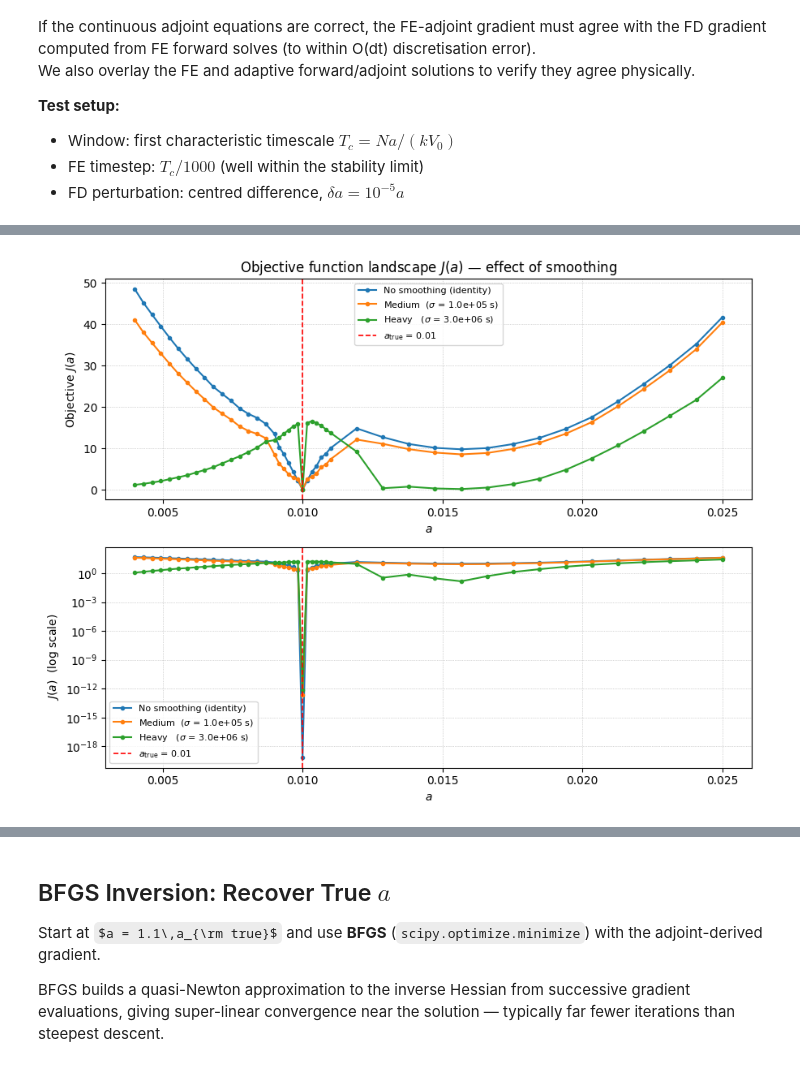
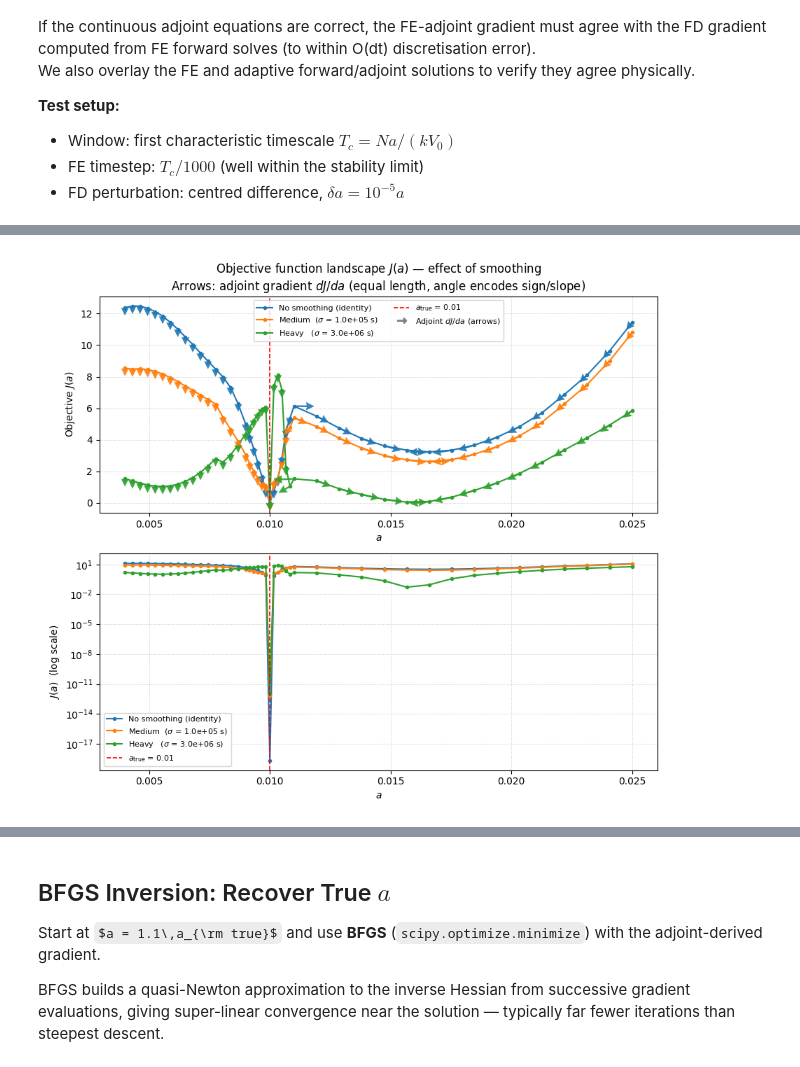
Before and after one commit to ericeberg3/spring-slider-adjoint, a Jupyter notebook: slip_adjoint_springslider_adapttime.ipynb, the cells around one changed output, grey strips where cells are left out. Drawn from its saved outputs; the diff is of its cells as text; code cells hidden in the pictures; some formulas as TeX source.

Commit message:
Added arrows to the objective function landscape to better visualize the gradient

```diff
--- a/slip_adjoint_springslider_adapttime.ipynb
+++ b/slip_adjoint_springslider_adapttime.ipynb
@@ -556,6 +556,11 @@ def compute_J_S(fwd, t_obs, u_obs, S):
     Su     = S @ fwd['u']
     Su_obs = S @ u_obs_at_fwd
     return 0.5 * np.trapz((Su - Su_obs) ** 2, fwd['t'])
+
+def compute_J_nosmooth(fwd, t_obs, u_obs):
+    """J = 0.5 * int_0^T (u - u_obs)^2 dt  (S = identity, no matrix needed)."""
+    u_obs_at_fwd = np.interp(fwd['t'], t_obs, u_obs)
+    return 0.5 * np.trapz((fwd['u'] - u_obs_at_fwd) ** 2, fwd['t'])
 
 # Three smoothing levels
 sigma_medium = 0.01 * T    # ~58  days
@@ -597,30 +602,103 @@ for label, sigma, _ in smoothing_cases:
         if fwd_s is None:
             J_arr.append(np.nan)
             continue
-        S = np.identity(len(fwd_s['t'])) if sigma is None else gaussian_S(fwd_s['t'], sigma)
-        J_arr.append(compute_J_S(fwd_s, t_obs_arr, u_obs, S))
+        if sigma is None:
+            J_arr.append(compute_J_nosmooth(fwd_s, t_obs_arr, u_obs))
+        else:
+            J_arr.append(compute_J_S(fwd_s, t_obs_arr, u_obs, gaussian_S(fwd_s['t'], sigma)))
     J_results[label] = np.array(J_arr)
+
+# --- Adjoint gradient at each scan point (all smoothing levels) ---
+print("\nComputing adjoint gradients at each scan point ...")
+grad_results = {}
+for label, sigma, color in smoothing_cases:
+    grad_arr = []
+    for i, (a_val, fwd_s) in enumerate(zip(a_scan, fwd_cache)):
+        if fwd_s is None:
+            grad_arr.append(np.nan)
+            continue
+        Mc = dict(M_true)
+        Mc['a'] = a_val
+        try:
+            adj_s = adjoint_solve(fwd_s, t_obs_arr, u_obs, Mc, sigma)
+            g = compute_grad_a(fwd_s, adj_s, Mc)
+        except Exception as e:
+            g = np.nan
+        grad_arr.append(g)
+        if (i + 1) % 8 == 0 or i == len(a_scan) - 1:
+            print(f"  {label[:20]:20s}  [{i+1}/{len(a_scan)}]  "
+                  f"a={a_val:.5f}  grad={grad_arr[-1]:.3e}")
+    grad_results[label] = np.array(grad_arr)
 
 # ------------------------------------------------------------------
 # Plot: one line per smoothing level, linear + log panels
+# Arrows on the linear panel show the adjoint gradient dJ/da at each
+# sampled point.  Each arrow is normalised to the same display length
+# so its angle encodes direction only — up-right = positive slope.
 # ------------------------------------------------------------------
-fig, axes = plt.subplots(2, 1, figsize=(9, 7))
+fig, axes = plt.subplots(2, 1, figsize=(9, 8))
 
+# ---- J(a) curves ----
 for label, sigma, color in smoothing_cases:
     J_arr = J_results[label]
     J_pos = np.where(J_arr > 0, J_arr, np.nan)
     axes[0].plot(a_scan, J_arr,  'o-', ms=3, lw=1.5, color=color, label=label)
     axes[1].semilogy(a_scan, J_pos, 'o-', ms=3, lw=1.5, color=color, label=label)
 
+# ---- Gradient arrows on linear plot ----
+a_range = a_scan[-1] - a_scan[0]
+all_J   = np.concatenate([J_results[lbl] for lbl, _, _ in smoothing_cases])
+J_range = np.nanmax(all_J) - np.nanmin(all_J)
+arrow_frac = 0.04   # each arrow spans 4 % of the axis range
+
+for label, sigma, color in smoothing_cases:
+    J_arr = J_results[label]
+    g_arr = grad_results[label]
+    valid = ~np.isnan(g_arr) & ~np.isnan(J_arr)
+    a_v   = a_scan[valid]
+    J_v   = J_arr[valid]
+    g_v   = g_arr[valid]
+
+    # 1. Determine the gradient descent direction (left or right)
+    step_dir = -np.sign(g_v)
+
+    # 2. Assign the x and y components.
+    # Because y follows the slope, y = step_dir * slope.
+    # Note: step_dir * g_v will ALWAYS be negative, meaning the arrow always points downhill!
+    dx_n = step_dir / a_range
+    dy_n = (step_dir * g_v) / J_range
+
+    # 3. Normalise to equal display length
+    mag_n = np.sqrt(dx_n**2 + dy_n**2)
+    U = arrow_frac * (dx_n / mag_n) * a_range
+    V = arrow_frac * (dy_n / mag_n) * J_range
+
+    axes[0].quiver(a_v, J_v, U, V,
+                   color=color, scale=1, scale_units='xy', angles='xy',
+                   width=0.003, headwidth=5, headlength=5,
+                   zorder=5, alpha=0.9)
+
+# Add a single proxy entry for the gradient arrows in the legend
+proxy = plt.Line2D([0], [0], marker=r'$\rightarrow$', color='gray',
+                   linestyle='none', markersize=10, label='Adjoint $dJ/da$ (arrows)')
+
 for ax in axes:
     ax.axvline(a_true_val, color='red', ls='--', lw=1.2,
                label=f'$a_{{\\rm true}}$ = {a_true_val}')
-    ax.legend(fontsize=8)
+    handles, lbls = ax.get_legend_handles_labels()
+    if ax is axes[0]:
+        ax.legend(handles + [proxy], lbls + [proxy.get_label()],
+                  fontsize=8, ncol=2)
+    else:
+        ax.legend(fontsize=8)
     ax.grid(True, ls=':', lw=0.5, which='both')
     ax.set_xlabel('$a$')
 
 axes[0].set_ylabel('Objective $J(a)$')
-axes[0].set_title('Objective function landscape $J(a)$ — effect of smoothing')
+axes[0].set_title(
+    'Objective function landscape $J(a)$ — effect of smoothing\n'
+    'Arrows: adjoint gradient $dJ/da$ (equal length, angle encodes sign/slope)'
+)
 axes[1].set_ylabel('$J(a)$  (log scale)')
 
 plt.tight_layout()
@@ -643 +731 @@ Caching 44 forward solves  [a_true = 0.0100] ...
-[figure, old version]
+[figure, new version]
```
Also changed, not shown: parts of 8 cells of this notebook, 6 other files.
